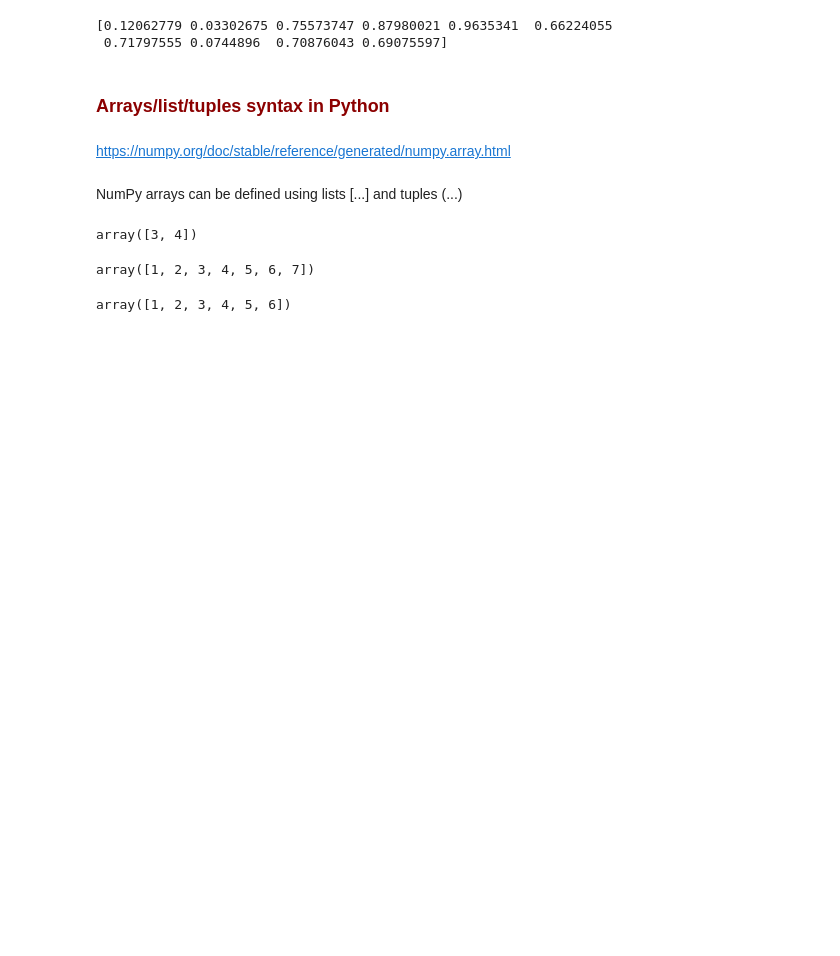
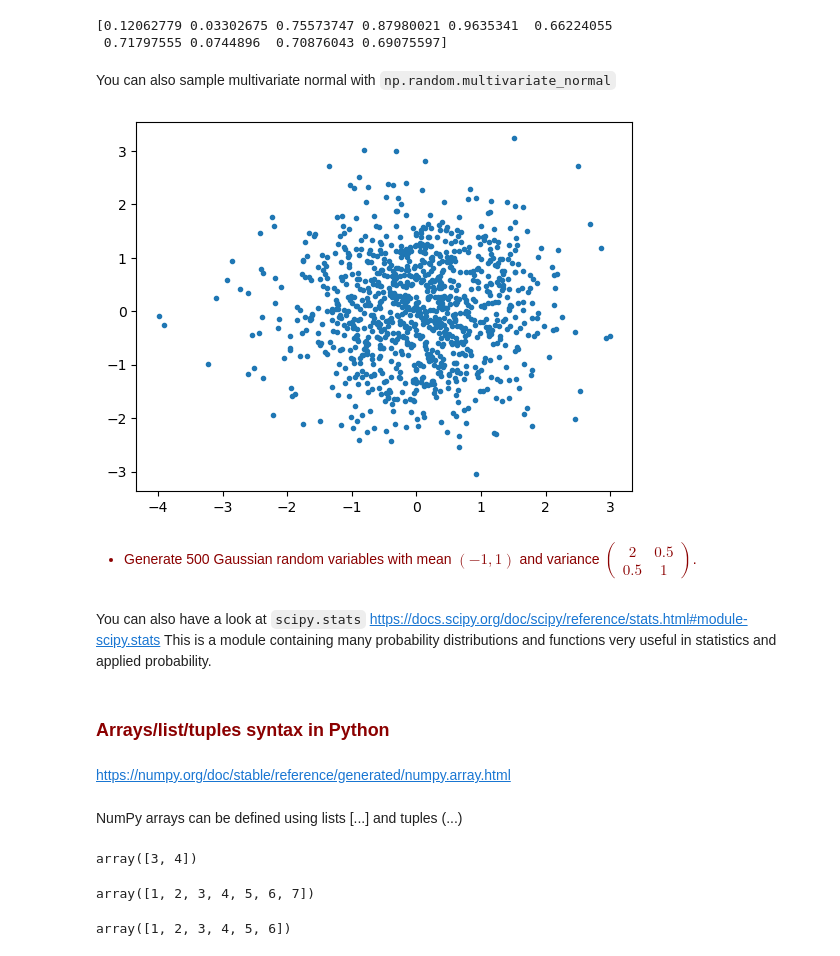
Before and after one commit to sylvainlc/22-ISDS-StatisticalLearning, a Jupyter notebook: Labs/01_intro_pca/intro_PCA.ipynb, the cells around one changed output. Drawn from its saved outputs; the diff is of its cells as text; code cells hidden in the pictures; blank space fills up the shorter version.

```diff
--- a/Labs/01_intro_pca/intro_PCA.ipynb
+++ b/Labs/01_intro_pca/intro_PCA.ipynb
@@ -40,3 +43,21 @@ print(values_uni)
 #std = np.sqrt(2)
 #values_gauss = mu + std*np.random.randn(n)
 #print(values_gauss)
+# %% [markdown]
+You can also sample multivariate normal with ``np.random.multivariate_normal``
+# %%
+m = [0, 0]
+Sigma = [[1, 0], [0, 1]]
+n = 1000
+# Sample n Gaussian random variables with mean m and variance matrix Sigma
+x, y = np.random.multivariate_normal(m, Sigma, n).T
+plt.plot(x, y, '.')
+plt.show()
+# %% [output]
+[figure, added]
+# %% [markdown]
+<font color=darkred>
+
+- Generate 500 Gaussian random variables with mean $(-1,1)$ and variance $\begin{pmatrix}2 & 0.5 \\ 0.5 & 1\end{pmatrix}$.
+
+</font>
@@ -43,3 +71,6 @@ print(values_uni)
+# %% [markdown]
+You can also have a look at ``scipy.stats`` https://docs.scipy.org/doc/scipy/reference/stats.html#module-scipy.stats
+This is a module containing many probability distributions and functions very useful in statistics and applied probability.
 # %% [markdown]
 ### <font color=darkred> Arrays/list/tuples syntax in Python </font>
 # %% [markdown]
```
Also changed, not shown: parts of 9 cells of this notebook.
